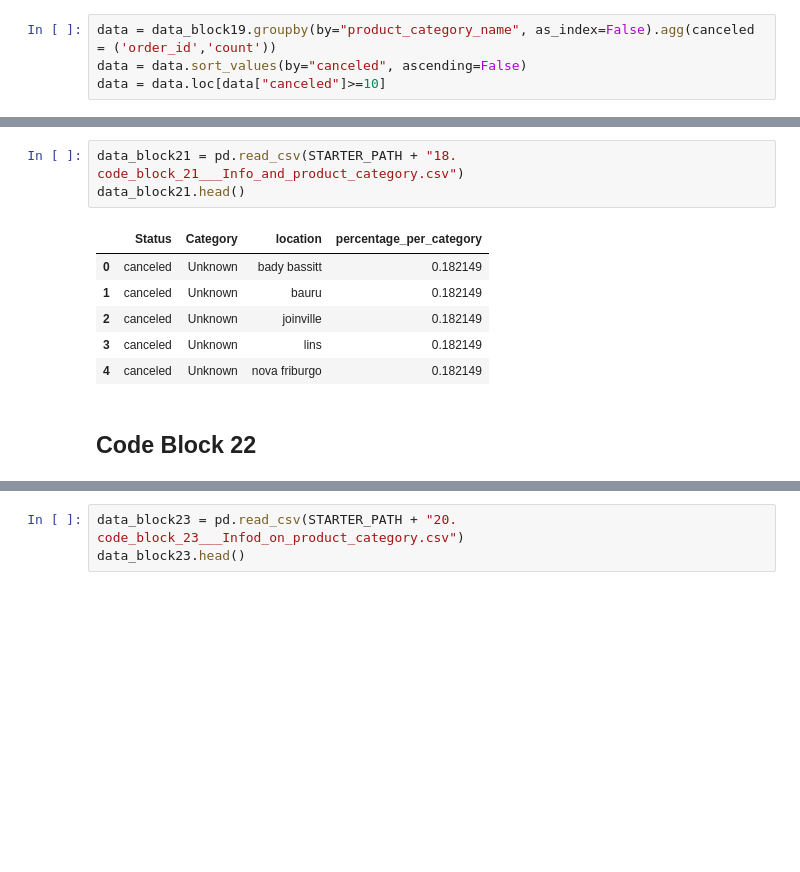
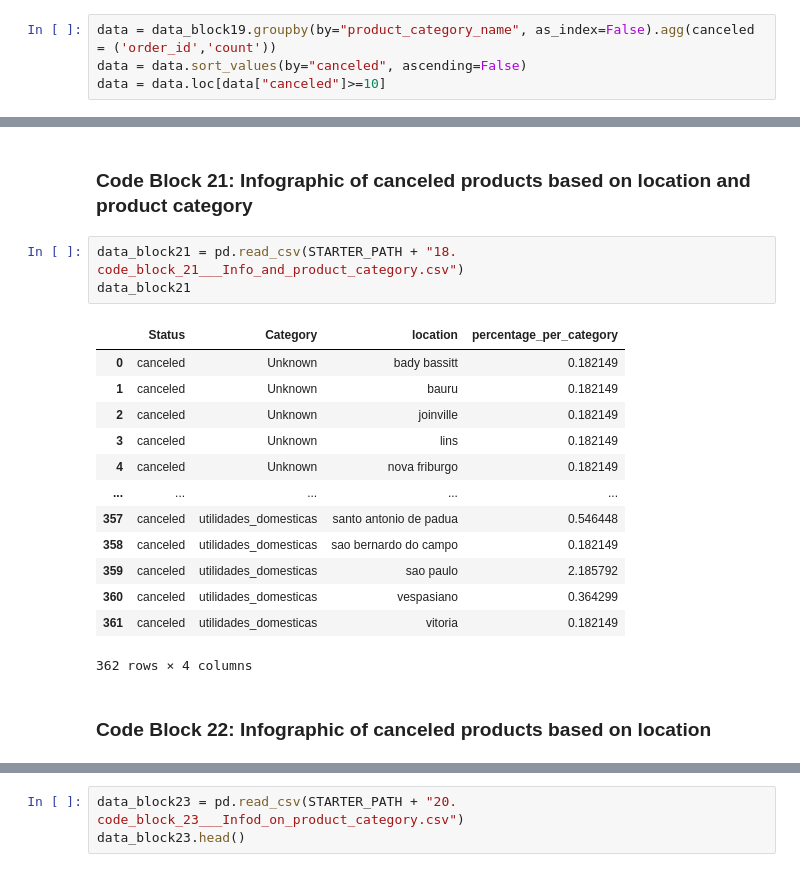
Before and after one commit to saeedshirani/ECommerce-Data-Processing-SQL-Only, a Jupyter notebook: visual.ipynb, the cells around one changed output, grey strips where cells are left out. Drawn from its saved outputs; the diff is of its cells as text; blank space fills up the shorter version.

```diff
--- a/visual.ipynb
+++ b/visual.ipynb
@@ -430,14 +453,23 @@ data_block20.head()
+# %% [markdown]
+### Code Block 21: Infographic of canceled products based on location and product category
 # %%
 data_block21 = pd.read_csv(STARTER_PATH + "18. code_block_21___Info_and_product_category.csv")
-data_block21.head()
+data_block21
 # %% [output]
 |  | Status | Category | location | percentage_per_category |
 | 0 | canceled | Unknown | bady bassitt | 0.182149 |
 | 1 | canceled | Unknown | bauru | 0.182149 |
 | 2 | canceled | Unknown | joinville | 0.182149 |
 | 3 | canceled | Unknown | lins | 0.182149 |
 | 4 | canceled | Unknown | nova friburgo | 0.182149 |
+| ... | ... | ... | ... | ... |
+| 357 | canceled | utilidades_domesticas | santo antonio de padua | 0.546448 |
+| 358 | canceled | utilidades_domesticas | sao bernardo do campo | 0.182149 |
+| 359 | canceled | utilidades_domesticas | sao paulo | 2.185792 |
+| 360 | canceled | utilidades_domesticas | vespasiano | 0.364299 |
+| 361 | canceled | utilidades_domesticas | vitoria | 0.182149 |
+362 rows × 4 columns
 # %% [markdown]
-## Code Block 22
+### Code Block 22: Infographic of canceled products based on location
 # %%
 data_block22 = pd.read_csv(STARTER_PATH + "19. code_block_22___Infocts_based_on_location.csv")
```
Also changed, not shown: parts of 49 cells of this notebook.
